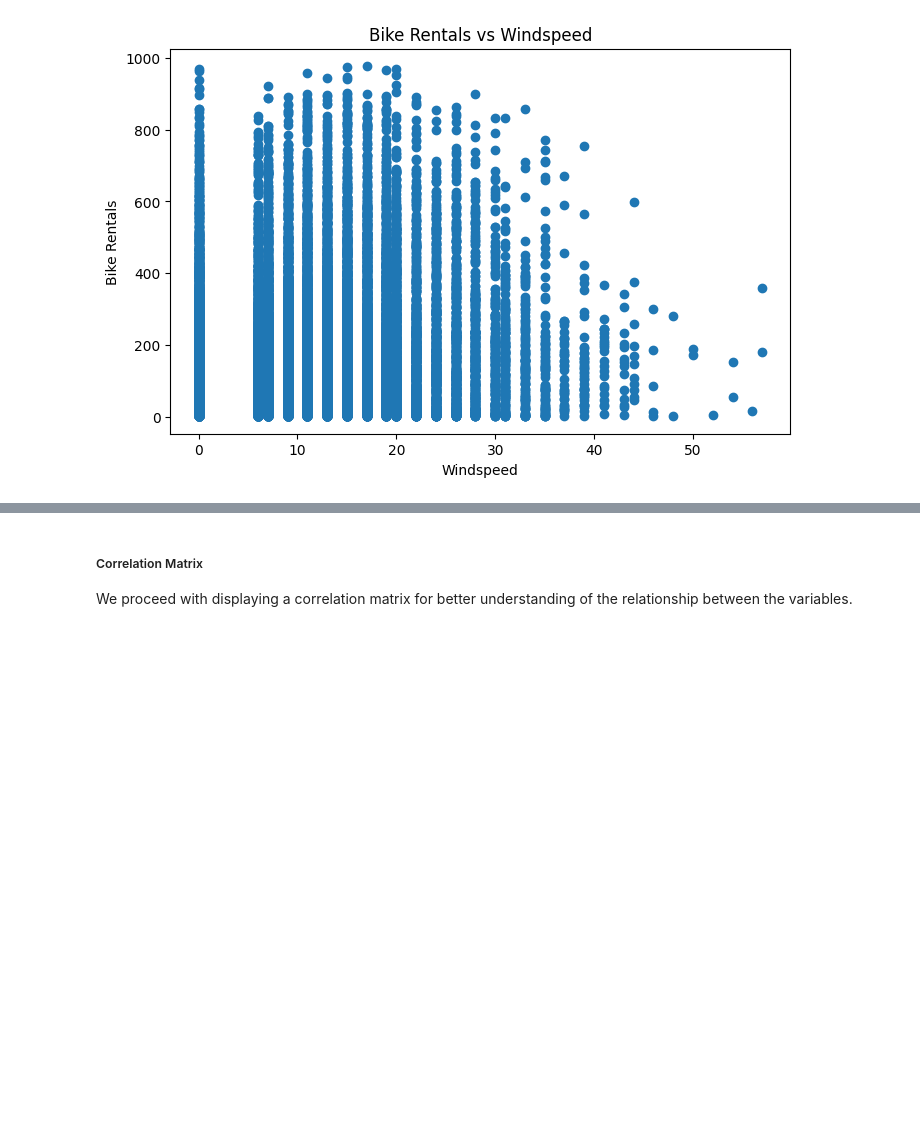
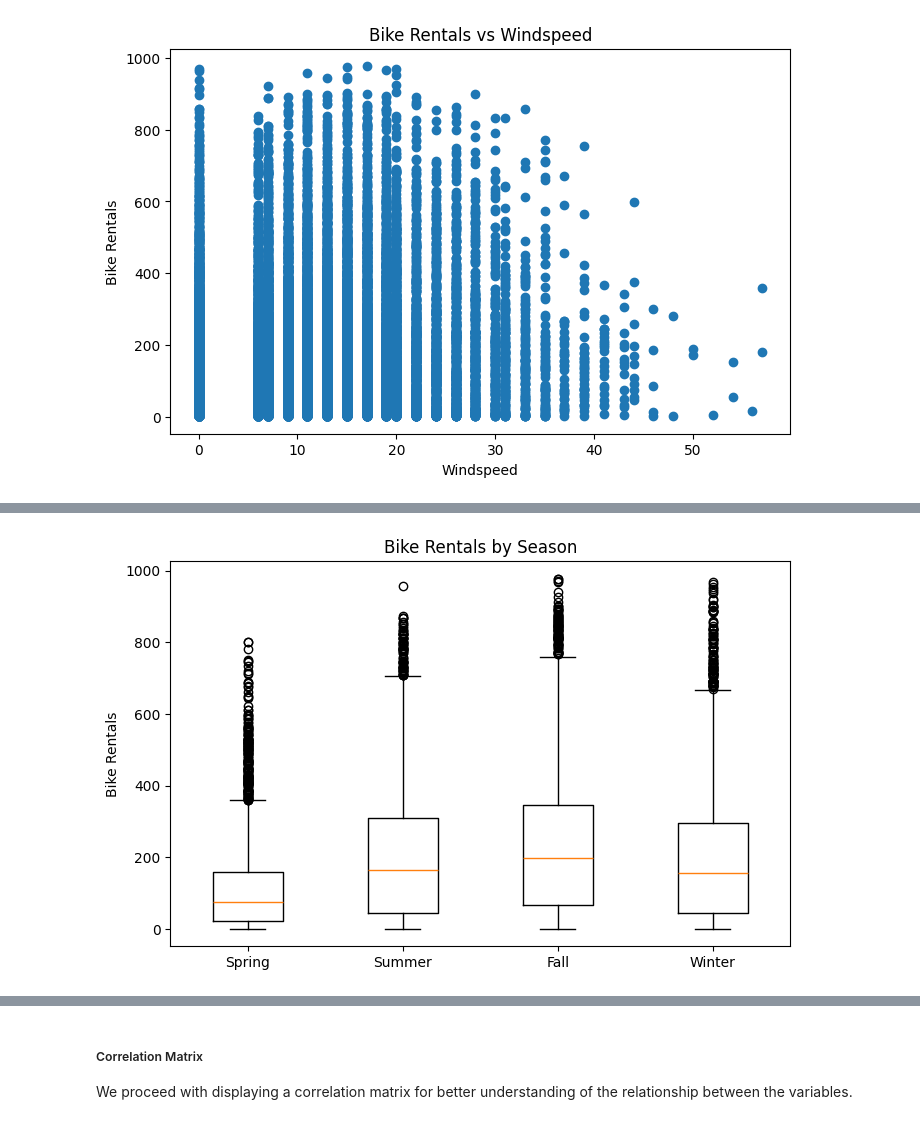
Before and after one commit to rumen111/data_science, a Jupyter notebook: data_science.ipynb, the cells around one changed output, grey strips where cells are left out. Cells and saved outputs as stored; diff of their text form; code cells hidden in the pictures; blank space fills up the shorter version.

```diff
--- a/data_science.ipynb
+++ b/data_science.ipynb
@@ -154 +154,20 @@ plt.show()
+# %%
+import matplotlib.pyplot as plt
+
+plt.figure(figsize=(8, 5))
+
+plt.boxplot([
+    df[df["season"] == "spring"]["count"],
+    df[df["season"] == "summer"]["count"],
+    df[df["season"] == "fall"]["count"],
+    df[df["season"] == "winter"]["count"]
+])
+
+plt.xticks([1, 2, 3, 4], ["Spring", "Summer", "Fall", "Winter"])
+plt.ylabel("Bike Rentals")
+plt.title("Bike Rentals by Season")
+
+plt.show()
+# %% [output]
+[figure, added]
 # %% [markdown]
```
Also changed, not shown: parts of 16 cells of this notebook.
